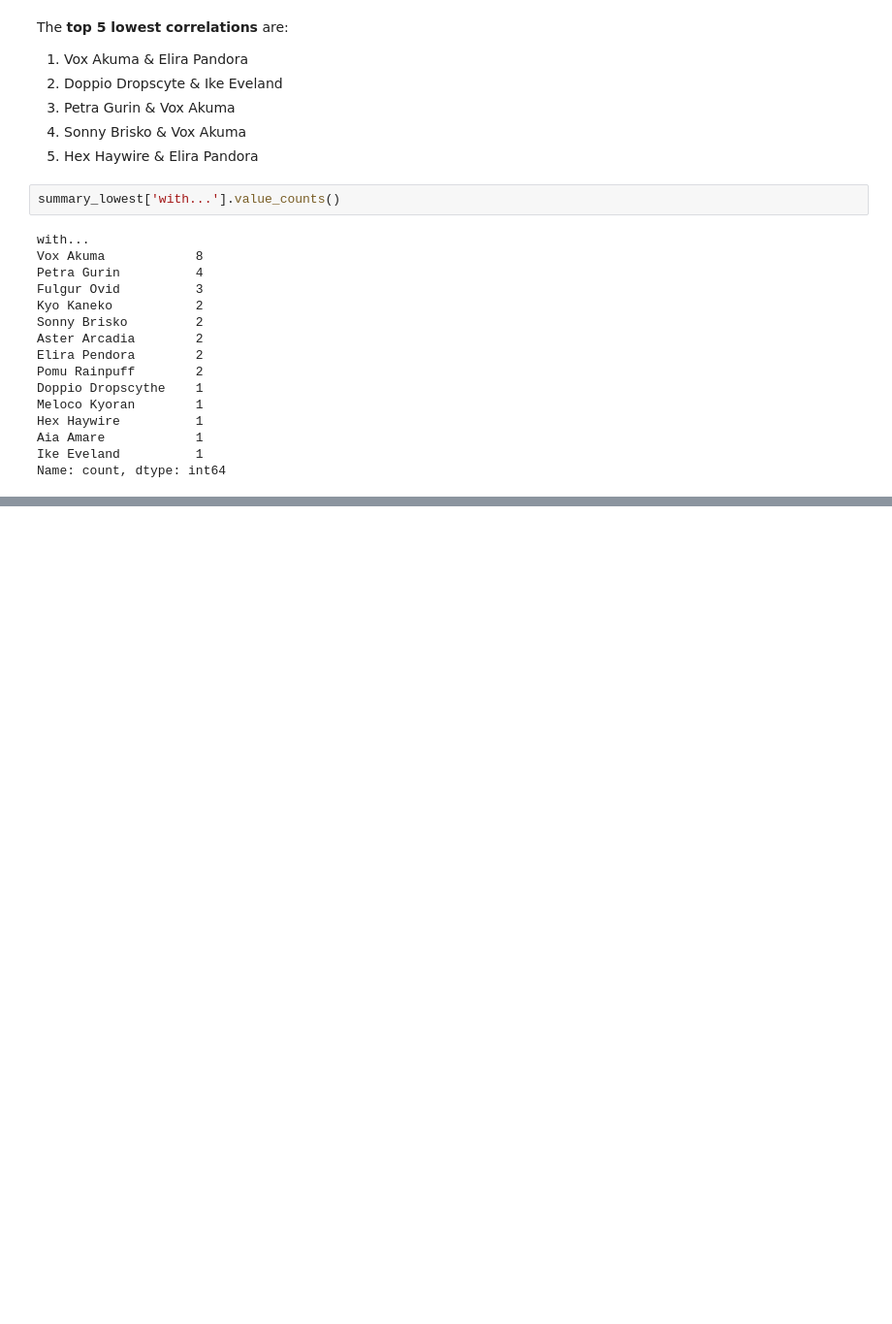
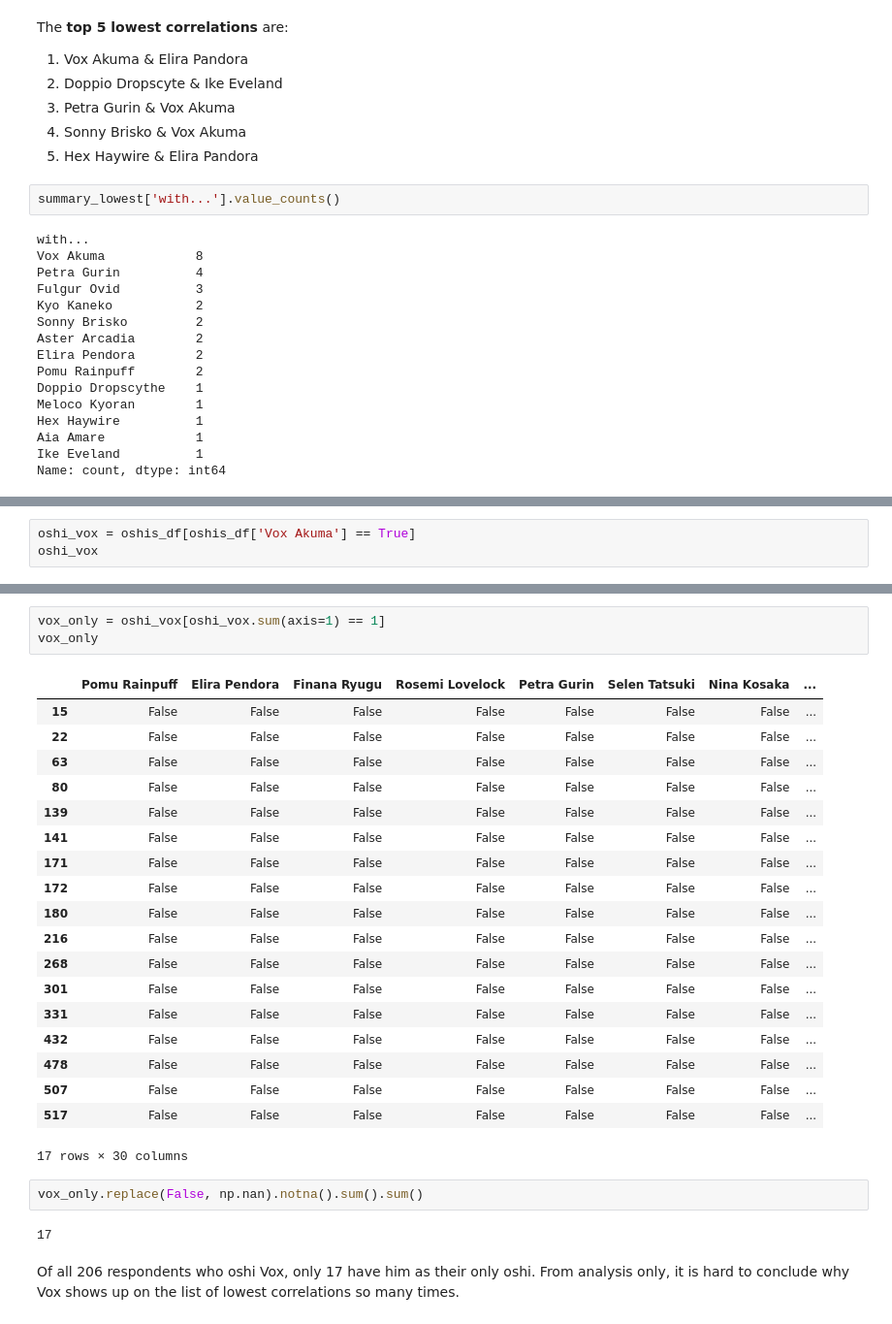
Before and after one commit to gkao25/nijiEN_fanbase_overlap, a Jupyter notebook: code.ipynb, the cells around one changed output, grey strips where cells are left out. Shown at 97% size. Saved outputs shown, nothing was run; the diff lists cells and outputs as text; blank space fills up the shorter version.

```diff
--- a/code.ipynb
+++ b/code.ipynb
@@ -857,0 +946,3 @@ We can see that some livers like Vox show up on the list multiple times as the l
+# %%
+oshi_vox = oshis_df[oshis_df['Vox Akuma'] == True]
+oshi_vox
@@ -857,0 +963,29 @@ We can see that some livers like Vox show up on the list multiple times as the l
+# %%
+vox_only = oshi_vox[oshi_vox.sum(axis=1) == 1]
+vox_only
+# %% [output]
+|  | Pomu Rainpuff | Elira Pendora | Finana Ryugu | Rosemi Lovelock | Petra Gurin | Selen Tatsuki | Nina Kosaka | ... |
+| 15 | False | False | False | False | False | False | False | ... |
+| 22 | False | False | False | False | False | False | False | ... |
+| 63 | False | False | False | False | False | False | False | ... |
+| 80 | False | False | False | False | False | False | False | ... |
+| 139 | False | False | False | False | False | False | False | ... |
+| 141 | False | False | False | False | False | False | False | ... |
+| 171 | False | False | False | False | False | False | False | ... |
+| 172 | False | False | False | False | False | False | False | ... |
+| 180 | False | False | False | False | False | False | False | ... |
+| 216 | False | False | False | False | False | False | False | ... |
+| 268 | False | False | False | False | False | False | False | ... |
+| 301 | False | False | False | False | False | False | False | ... |
+| 331 | False | False | False | False | False | False | False | ... |
+| 432 | False | False | False | False | False | False | False | ... |
+| 478 | False | False | False | False | False | False | False | ... |
+| 507 | False | False | False | False | False | False | False | ... |
+| 517 | False | False | False | False | False | False | False | ... |
+17 rows × 30 columns
+# %%
+vox_only.replace(False, np.nan).notna().sum().sum()
+# %% [output]
+17
+# %% [markdown]
+Of all 206 respondents who oshi Vox, only 17 have him as their only oshi. From analysis only, it is hard to conclude why Vox shows up on the list of lowest correlations so many times.
```
Also changed, not shown: parts of 11 cells of this notebook, 1 other file.
